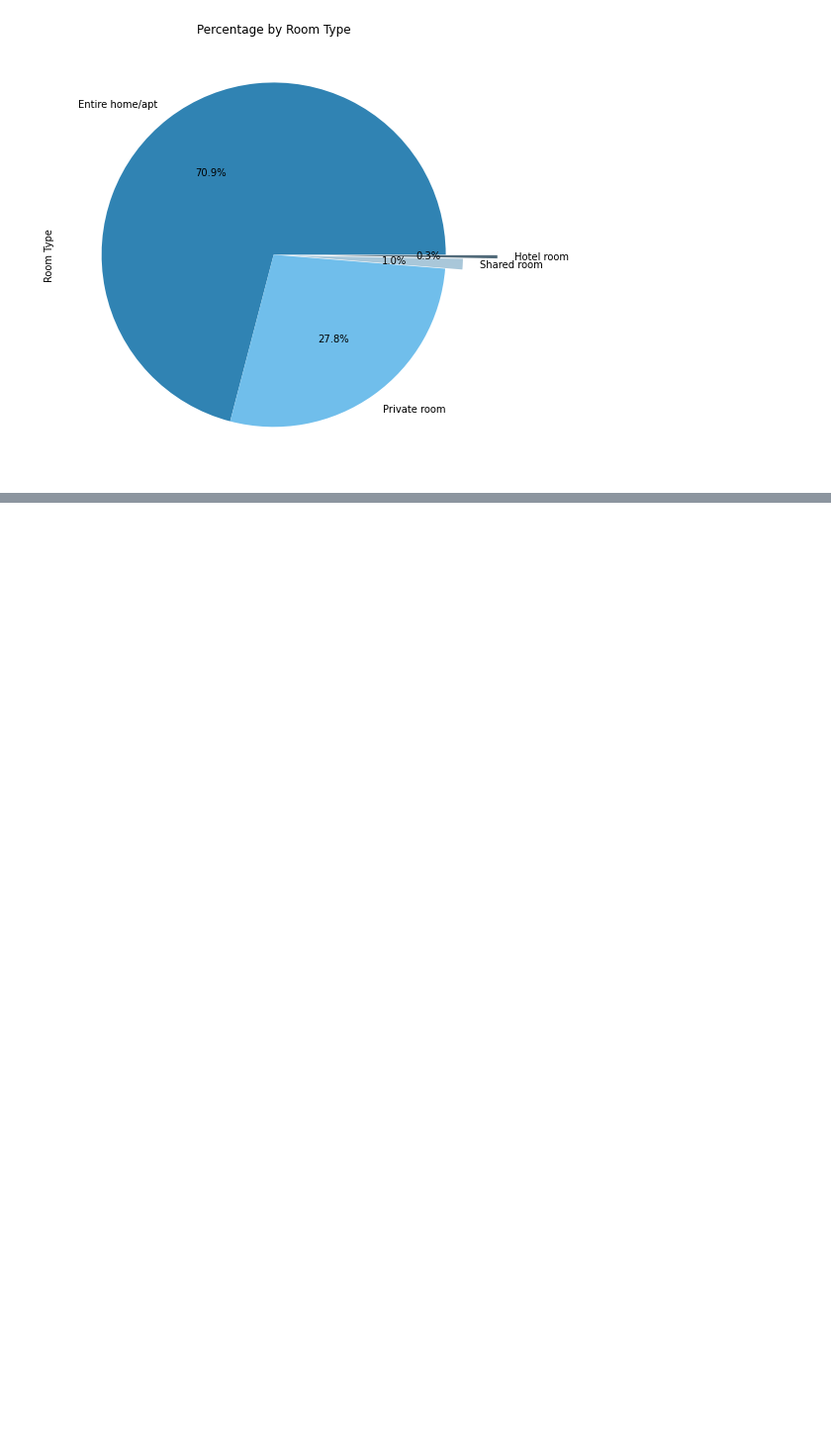
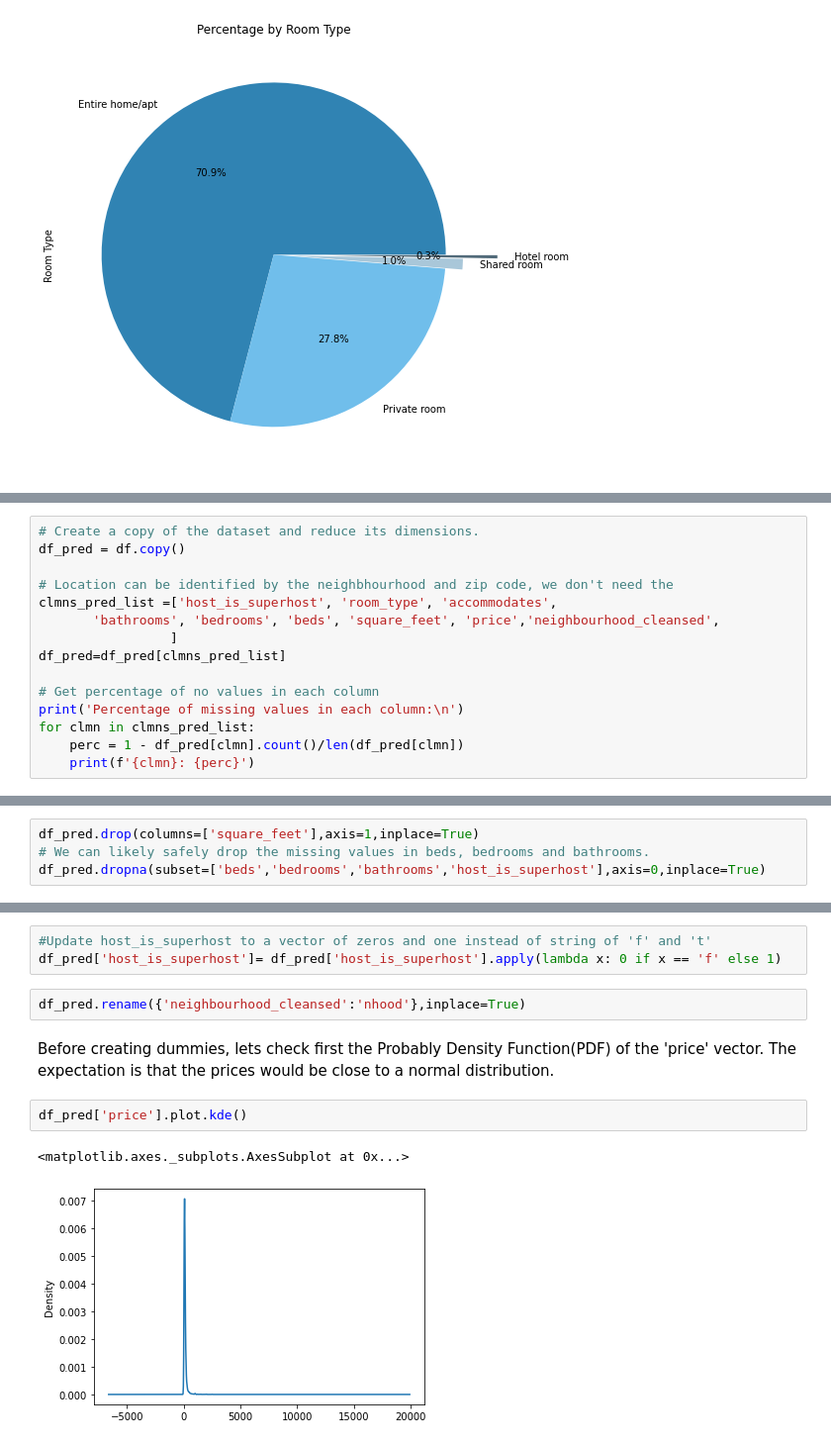
Before and after one commit to FaiBarazi/airbnb_mtl_prices, a Jupyter notebook: airbnb_mtl_prices.ipynb, the cells around one changed output, grey strips where cells are left out. Shown at 99% size. Cells and saved outputs as stored; diff of their text form; blank space fills up the shorter version.

```diff
--- a/airbnb_mtl_prices.ipynb
+++ b/airbnb_mtl_prices.ipynb
@@ -163,0 +187,15 @@ Text(0, 0.5, 'Room Type')
+# %%
+# Create a copy of the dataset and reduce its dimensions.
+df_pred = df.copy()
+
+# Location can be identified by the neighbhourhood and zip code, we don't need the
+clmns_pred_list =['host_is_superhost', 'room_type', 'accommodates',
+       'bathrooms', 'bedrooms', 'beds', 'square_feet', 'price','neighbourhood_cleansed',
+                 ]
+df_pred=df_pred[clmns_pred_list]
+
+# Get percentage of no values in each column
+print('Percentage of missing values in each column:\n')
+for clmn in clmns_pred_list:
+    perc = 1 - df_pred[clmn].count()/len(df_pred[clmn])
+    print(f'{clmn}: {perc}')
@@ -163,0 +216,4 @@ Text(0, 0.5, 'Room Type')
+# %%
+df_pred.drop(columns=['square_feet'],axis=1,inplace=True)
+# We can likely safely drop the missing values in beds, bedrooms and bathrooms.
+df_pred.dropna(subset=['beds','bedrooms','bathrooms','host_is_superhost'],axis=0,inplace=True)
@@ -163,0 +248,12 @@ Text(0, 0.5, 'Room Type')
+# %%
+#Update host_is_superhost to a vector of zeros and one instead of string of 'f' and 't'
+df_pred['host_is_superhost']= df_pred['host_is_superhost'].apply(lambda x: 0 if x == 'f' else 1)
+# %%
+df_pred.rename({'neighbourhood_cleansed':'nhood'},inplace=True)
+# %% [markdown]
+Before creating dummies, lets check first the Probably Density Function(PDF) of the 'price' vector. The expectation is that the prices would be close to a normal distribution.
+# %%
+df_pred['price'].plot.kde()
+# %% [output]
+<matplotlib.axes._subplots.AxesSubplot at 0x...>
+[figure, added]
```
Also changed, not shown: parts of 27 cells of this notebook.
